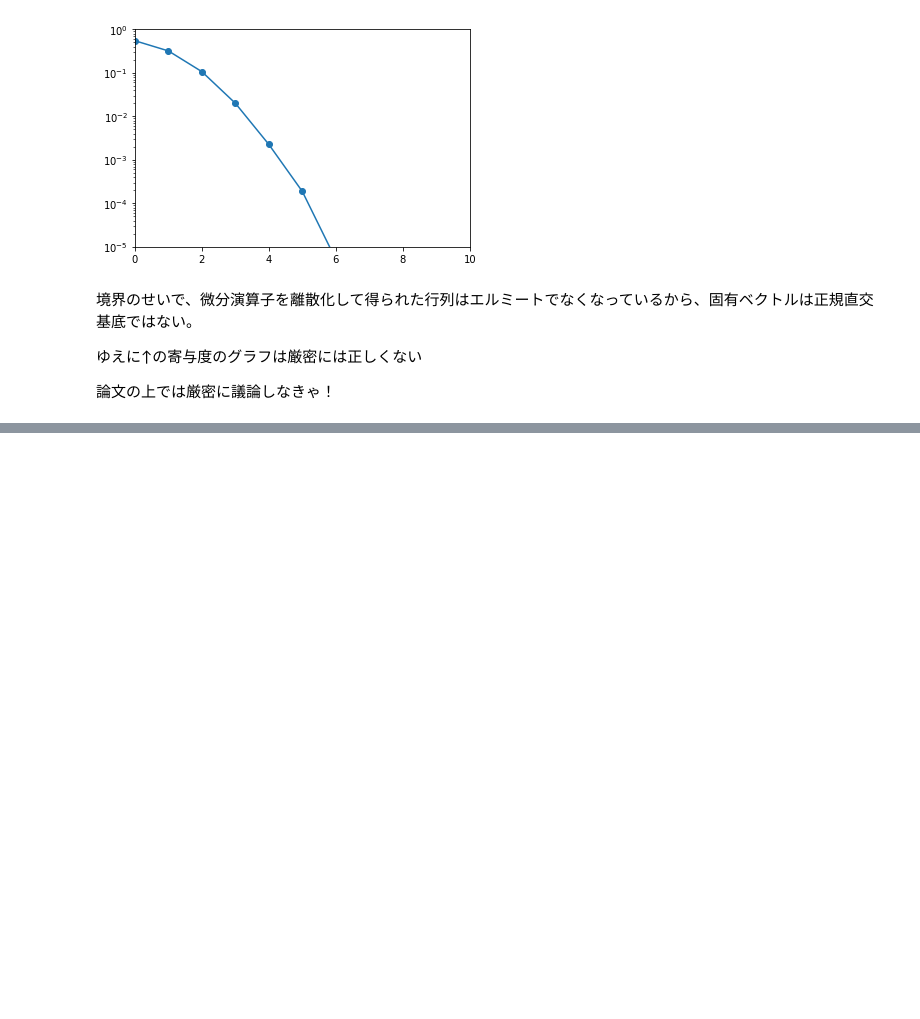
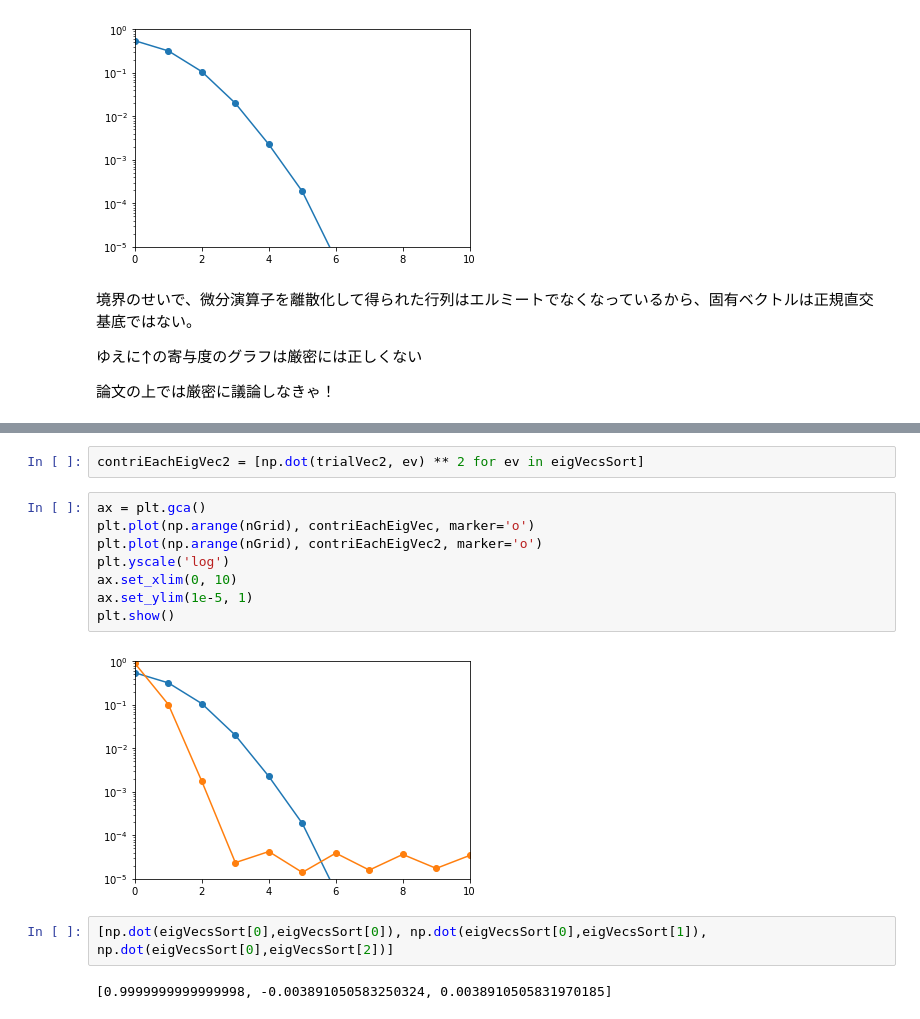
Before and after one commit to Koichi-Miyamoto/StochasticInflationDiffOpEigen, a Jupyter notebook: FlatPotential1D.ipynb, the cells around one changed output, grey strips where cells are left out. Saved outputs shown, nothing was run; the diff lists cells and outputs as text; blank space fills up the shorter version.

```diff
--- a/FlatPotential1D.ipynb
+++ b/FlatPotential1D.ipynb
@@ -103,0 +126,16 @@ plt.show()
+# %%
+contriEachEigVec2 = [np.dot(trialVec2, ev) ** 2 for ev in eigVecsSort]
+# %%
+ax = plt.gca()
+plt.plot(np.arange(nGrid), contriEachEigVec, marker='o')
+plt.plot(np.arange(nGrid), contriEachEigVec2, marker='o')
+plt.yscale('log')
+ax.set_xlim(0, 10)
+ax.set_ylim(1e-5, 1)
+plt.show()
+# %% [output]
+[figure, added]
+# %%
+[np.dot(eigVecsSort[0],eigVecsSort[0]), np.dot(eigVecsSort[0],eigVecsSort[1]), np.dot(eigVecsSort[0],eigVecsSort[2])]
+# %% [output]
+[0.9999999999999998, -0.003891050583250324, 0.0038910505831970185]
```
Also changed, not shown: parts of 4 cells of this notebook.
